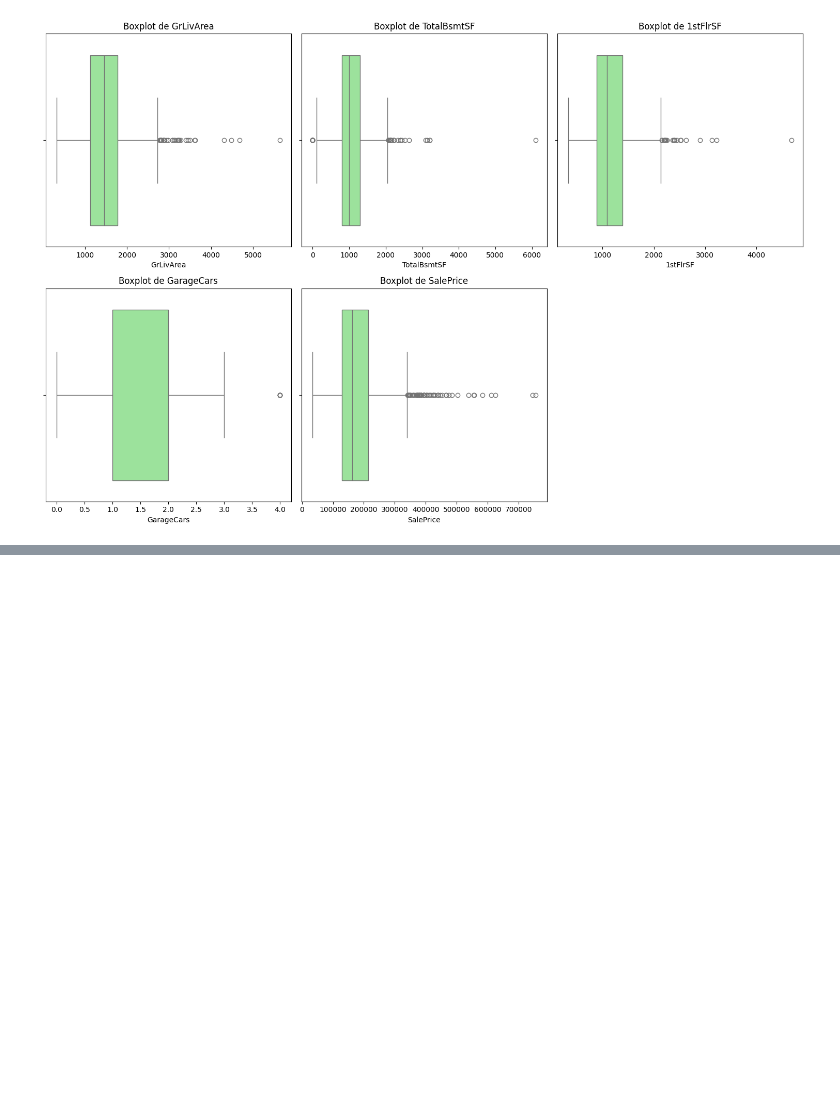
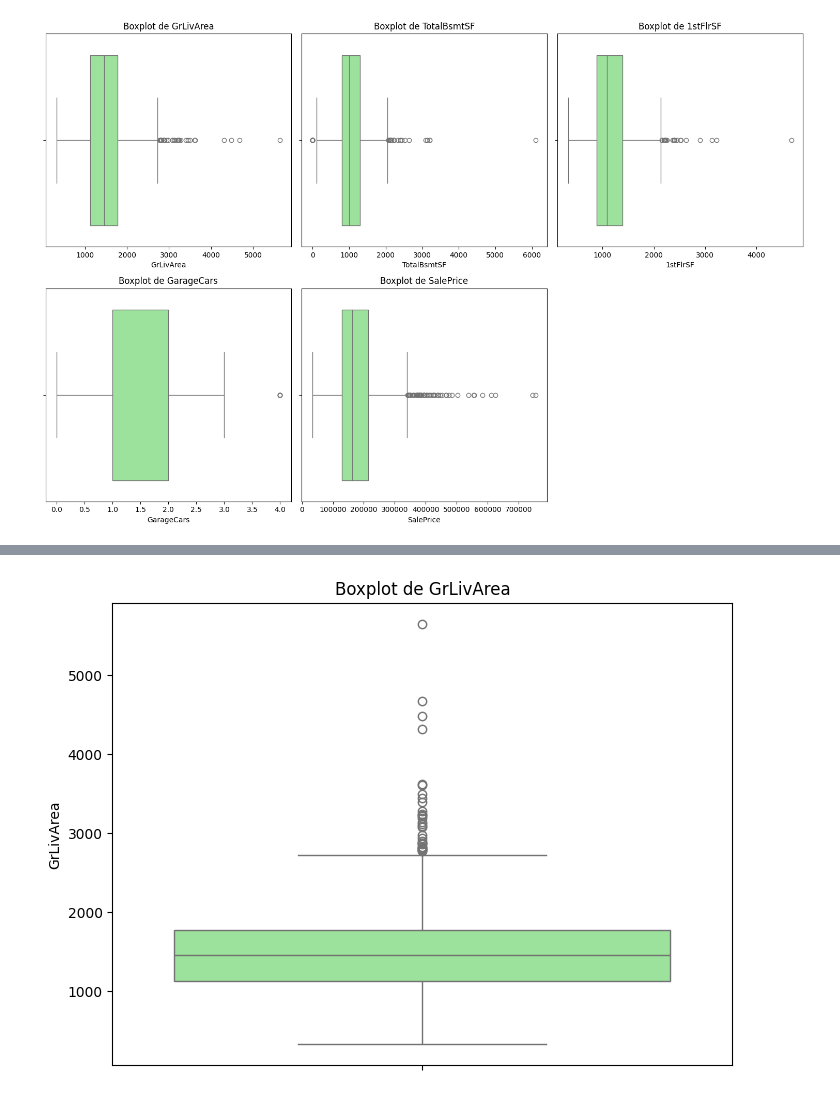
Before and after one commit to rodrigoalegre210/House-Prices-Prediction, a Jupyter notebook: main.ipynb, the cells around one changed output, grey strips where cells are left out. Cells and saved outputs as stored; diff of their text form; code cells hidden in the pictures; blank space fills up the shorter version.

```diff
--- a/main.ipynb
+++ b/main.ipynb
@@ -633,0 +718,8 @@ plt.show()
+# %%
+plt.figure(figsize = (8, 6))
+sns.boxplot(train_data['GrLivArea'], color = 'lightgreen')
+plt.title('Boxplot de GrLivArea')
+
+plt.show()
+# %% [output]
+[figure, added]
```
Also changed, not shown: parts of 13 cells of this notebook.
